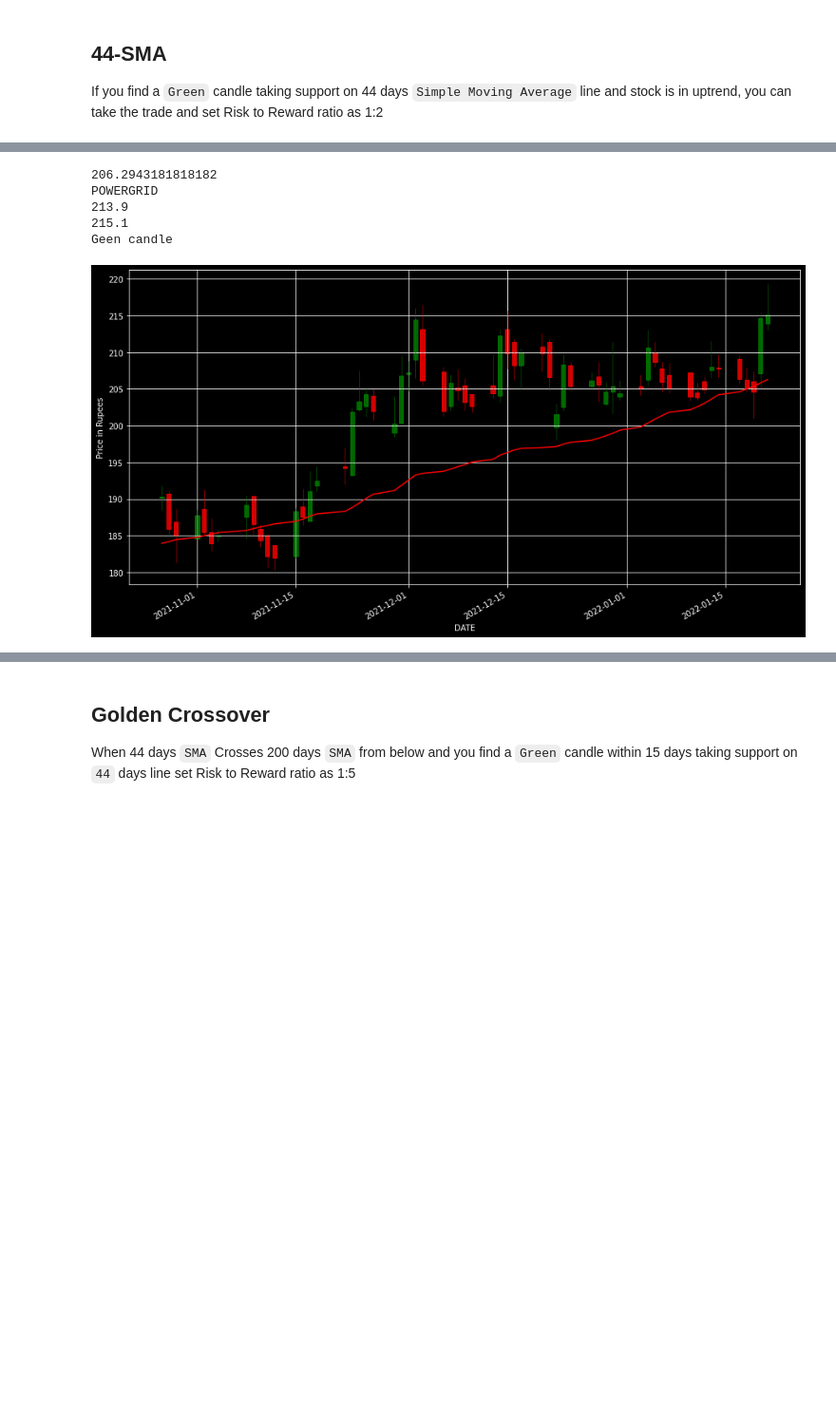
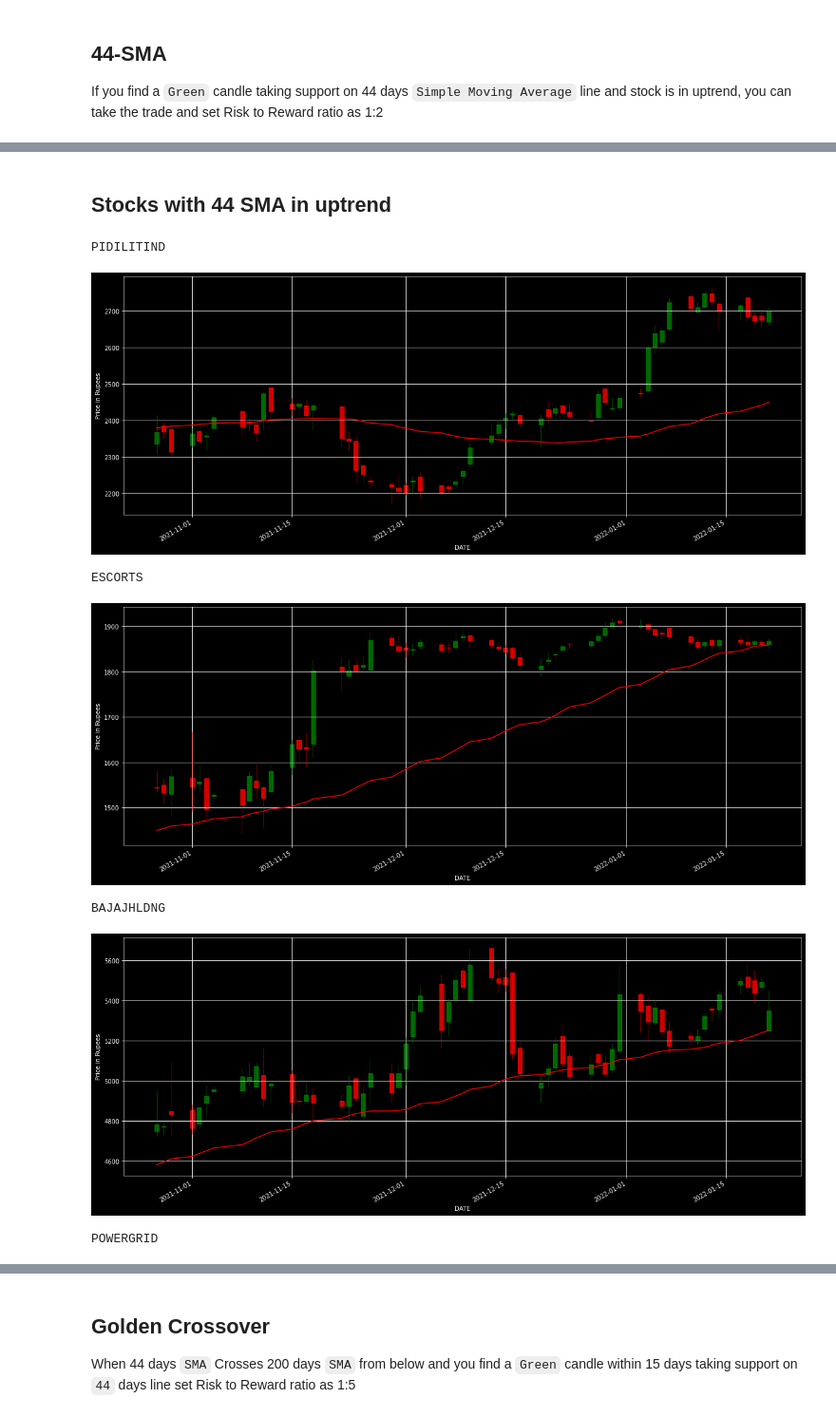
Before and after one commit to anabkhan/NSE-Stock-Scanner, a Jupyter notebook: Tutorial.ipynb, the cells around one changed output, grey strips where cells are left out. Shown at 95% size. Saved outputs shown, nothing was run; the diff lists cells and outputs as text; code cells hidden in the pictures; blank space fills up the shorter version.

Commit message:
Filtering stocks with high 44SMA

```diff
--- a/Tutorial.ipynb
+++ b/Tutorial.ipynb
@@ -117,71 +71,61 @@ import matplotlib.dates as mpl_dates
+# %% [markdown]
+## Stocks with 44 SMA in uptrend
 # %%
 def print44SMAChart(name):
     df = In.open_downloaded_stock(name)
-#     df = df.sort_values('DATE' ,ignore_index=True)
     df = df[::-1]
-#     df.reset_index(inplace = True, drop = True)
     df['44SMA'] = df['CLOSE'].rolling(window = 44, min_periods = 1).mean()
     df = df.truncate(after=60)
 
-#     Show candlesticks
     ohlc = df.loc[:, ['DATE', 'OPEN', 'HIGH', 'LOW', 'CLOSE']]
     ohlc['DATE'] = pd.to_datetime(ohlc['DATE'])
     ohlc['DATE'] = ohlc['DATE'].apply(mpl_dates.date2num)
     ohlc = ohlc.astype(float)
     fig, ax = plt.subplots()
     candlestick_ohlc(ax, ohlc.values, width=0.6, colorup='green', colordown='red', alpha=0.8)
 
     df = df.set_index('DATE')
-    df['44SMA'].plot(figsize = (15, 8), color="red")
+    df['44SMA'].plot(figsize = (24, 8), color="red")
     plt.style.use("dark_background")
     plt.grid()
 
     plt.ylabel("Price in Rupees")
     plt.show()
 
-def isStockInUptrend(name):
+def isStockInUptrend(name, check_green_candle_support = False):
     df = In.open_downloaded_stock(name)
     df = df[::-1]
-#     df = df.reset_index()
-#     df = df.sort_values('DATE' ,ignore_index=True)
     df['44SMA'] = df['CLOSE'].rolling(window = 44, min_periods = 1).mean()
     df = df.truncate(after=60)
-#     print(df)
     # Get max value
     max = df['44SMA'].max()
     last = df['44SMA'].iloc[-1]
-    print(last)
+    stock_selected = False
     if max == last:
+        stock_selected = True
+        if check_green_candle_support:
+            # Check if green candle is taking support on 44 SMA
+            open_price = df['OPEN'].iloc[-1]
+            close_price = df['CLOSE'].iloc[-1]
+            stock_selected = close_price > open_price and open_price > last
+
+    return stock_selected
+
+# isStockInUptrend('POWERGRID')
+# print44SMAChart('POWERGRID')
+
+for name in In.data['nifty_200']:
+    if isStockInUptrend(name, check_green_candle_support = True):
         print(name)
-
-        # Check if green candle is taking support on 44 SMA
-
-        # Check if its green candle
-        open_price = df['OPEN'].iloc[-1]
-        print(open_price)
-        close_price = df['CLOSE'].iloc[-1]
-        print(close_price)
-        if close_price > open_price and open_price > last:
-            print('Geen candle')
-
-        #Check if green candle taking support
-#         if
-    return max == last
-
-isStockInUptrend('POWERGRID')
-print44SMAChart('POWERGRID')
-
-# for name in In.data['nifty_200']:
-#     if isStockInUptrend(name):
-#         print(name)
-#         print44SMAChart(name)
+        print44SMAChart(name)
 
 # with pd.option_context('display.max_rows', 10, 'display.max_columns', 5):
 #     print(df)
 # %% [output]
-206.2943181818182
-POWERGRID
-213.9
-215.1
-Geen candle
+PIDILITIND
-[figure, old version]
+[figure, new version]
+ESCORTS
+[figure, added]
+BAJAJHLDNG
+[figure, added]
+POWERGRID
```
Also changed, not shown: parts of 7 cells of this notebook.
